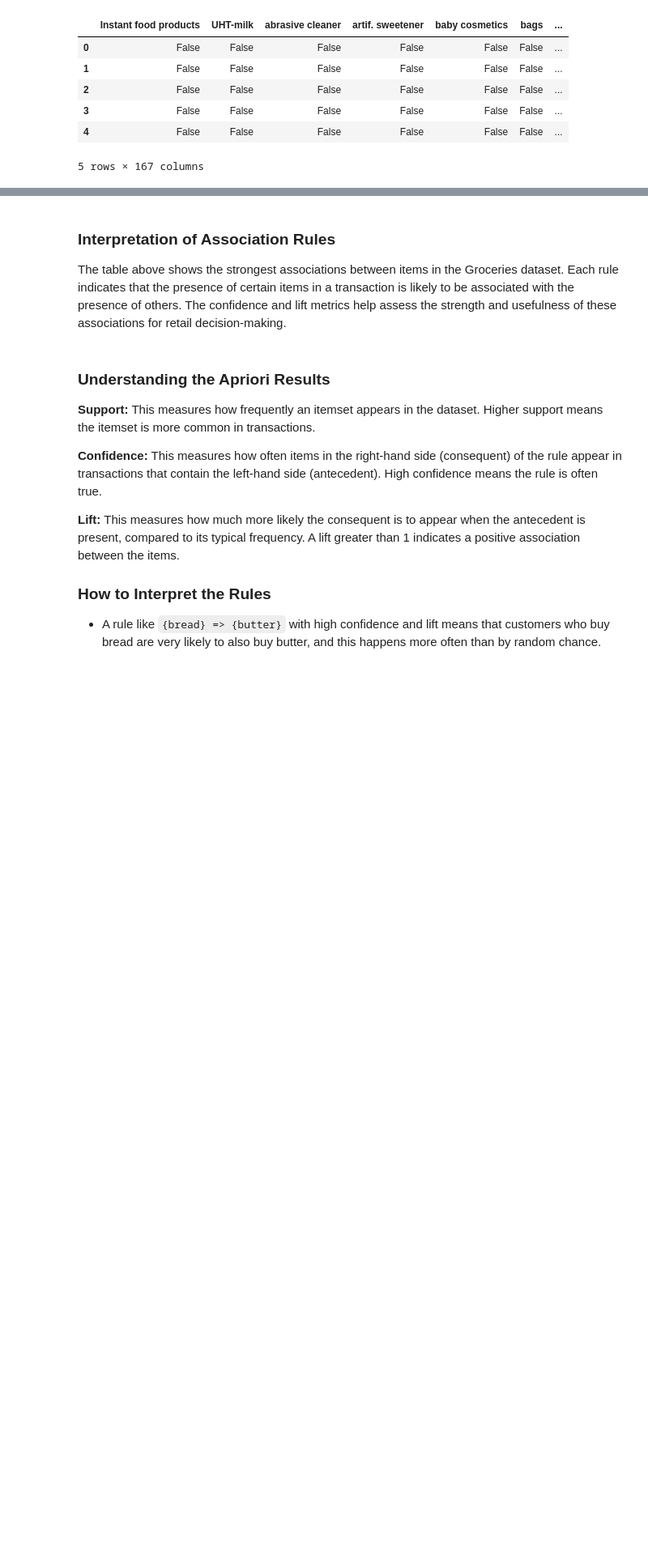
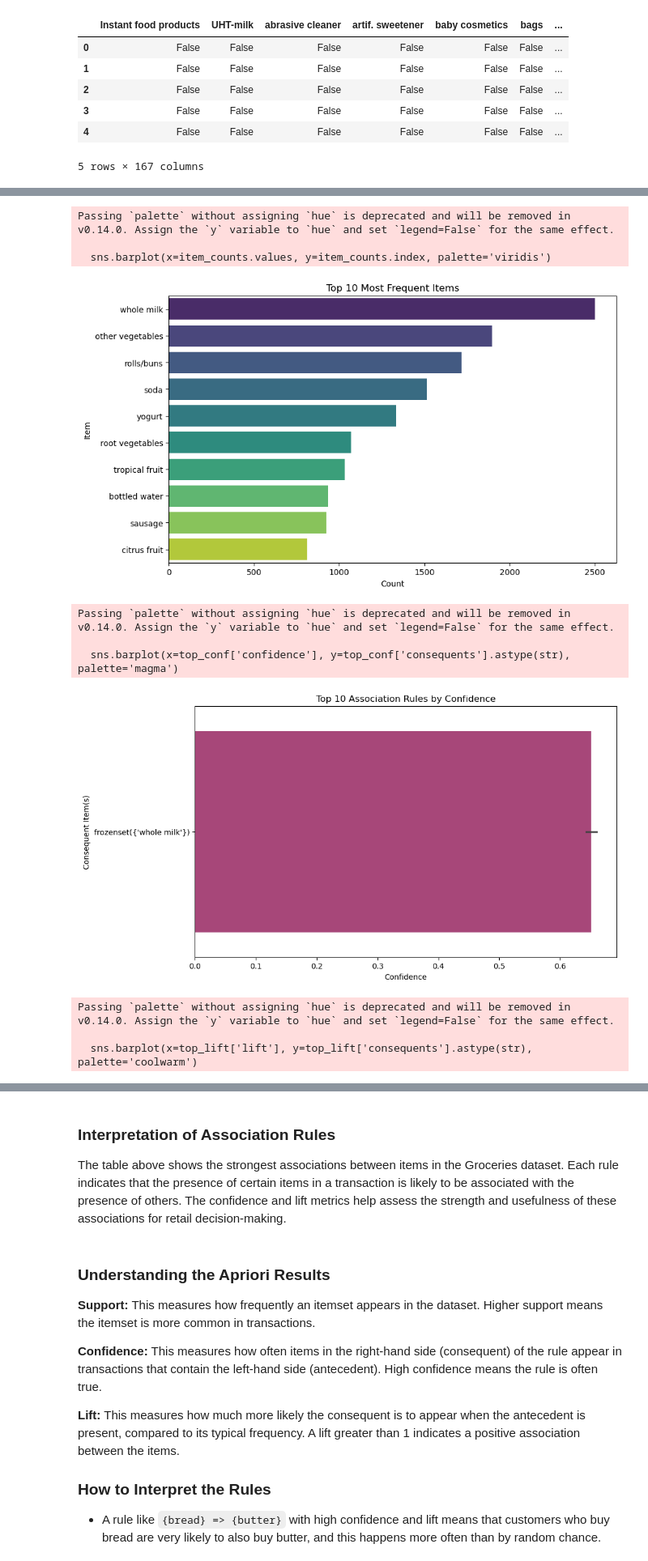
Before and after one commit to GenoJ83/Big-Data-Mining-and-Analytics, a Jupyter notebook: ClassAssignment.ipynb, the cells around one changed output, grey strips where cells are left out. Shown: that part at 81% size. Saved outputs shown, nothing was run; the diff lists cells and outputs as text; code cells hidden in the pictures; blank space fills up the shorter version.

```diff
--- a/ClassAssignment.ipynb
+++ b/ClassAssignment.ipynb
@@ -50,3 +50,47 @@ rules.sort_values(by='confidence', ascending=False).head()
 | 2844 | (rolls/buns, yogurt, other vegeta... | (whole milk) | 0.052335 | 0.458184 | 0.034377 | 0.656863 | 1.433623 | ... |
 | 1482 | (canned beer, shopping bags) | (whole milk) | 0.033607 | 0.458184 | 0.022063 | 0.656489 | 1.432806 | ... |
 | 2887 | (yogurt, other vegetables, soda) | (whole milk) | 0.043099 | 0.458184 | 0.027963 | 0.648810 | 1.416047 | ... |
+# %%
+import matplotlib.pyplot as plt
+import seaborn as sns
+
+# Visualizing the top 10 most frequent items
+item_counts = groceries_df['itemDescription'].value_counts().head(10)
+plt.figure(figsize=(10,6))
+sns.barplot(x=item_counts.values, y=item_counts.index, palette='viridis')
+plt.title('Top 10 Most Frequent Items')
+plt.xlabel('Count')
+plt.ylabel('Item')
+plt.show()
+
+# Visualizinh the top 10 association rules by confidence
+if 'confidence' in rules.columns:
+    top_conf = rules.sort_values(by='confidence', ascending=False).head(10)
+    plt.figure(figsize=(10,6))
+    sns.barplot(x=top_conf['confidence'], y=top_conf['consequents'].astype(str), palette='magma')
+    plt.title('Top 10 Association Rules by Confidence')
+    plt.xlabel('Confidence')
+    plt.ylabel('Consequent Item(s)')
+    plt.show()
+
+# Visualizing the top 10 association rules by lift
+if 'lift' in rules.columns:
+    top_lift = rules.sort_values(by='lift', ascending=False).head(10)
+    plt.figure(figsize=(10,6))
+    sns.barplot(x=top_lift['lift'], y=top_lift['consequents'].astype(str), palette='coolwarm')
+    plt.title('Top 10 Association Rules by Lift')
+    plt.xlabel('Lift')
+    plt.ylabel('Consequent Item(s)')
+    plt.show()
+# %% [output]
+Passing `palette` without assigning `hue` is deprecated and will be removed in v0.14.0. Assign the `y` variable to `hue` and set `legend=False` for the same effect.
+
+  sns.barplot(x=item_counts.values, y=item_counts.index, palette='viridis')
+[figure, added]
+Passing `palette` without assigning `hue` is deprecated and will be removed in v0.14.0. Assign the `y` variable to `hue` and set `legend=False` for the same effect.
+
+  sns.barplot(x=top_conf['confidence'], y=top_conf['consequents'].astype(str), palette='magma')
+[figure, added]
+Passing `palette` without assigning `hue` is deprecated and will be removed in v0.14.0. Assign the `y` variable to `hue` and set `legend=False` for the same effect.
+
+  sns.barplot(x=top_lift['lift'], y=top_lift['consequents'].astype(str), palette='coolwarm')
```
Also changed, not shown: parts of 2 cells of this notebook.
